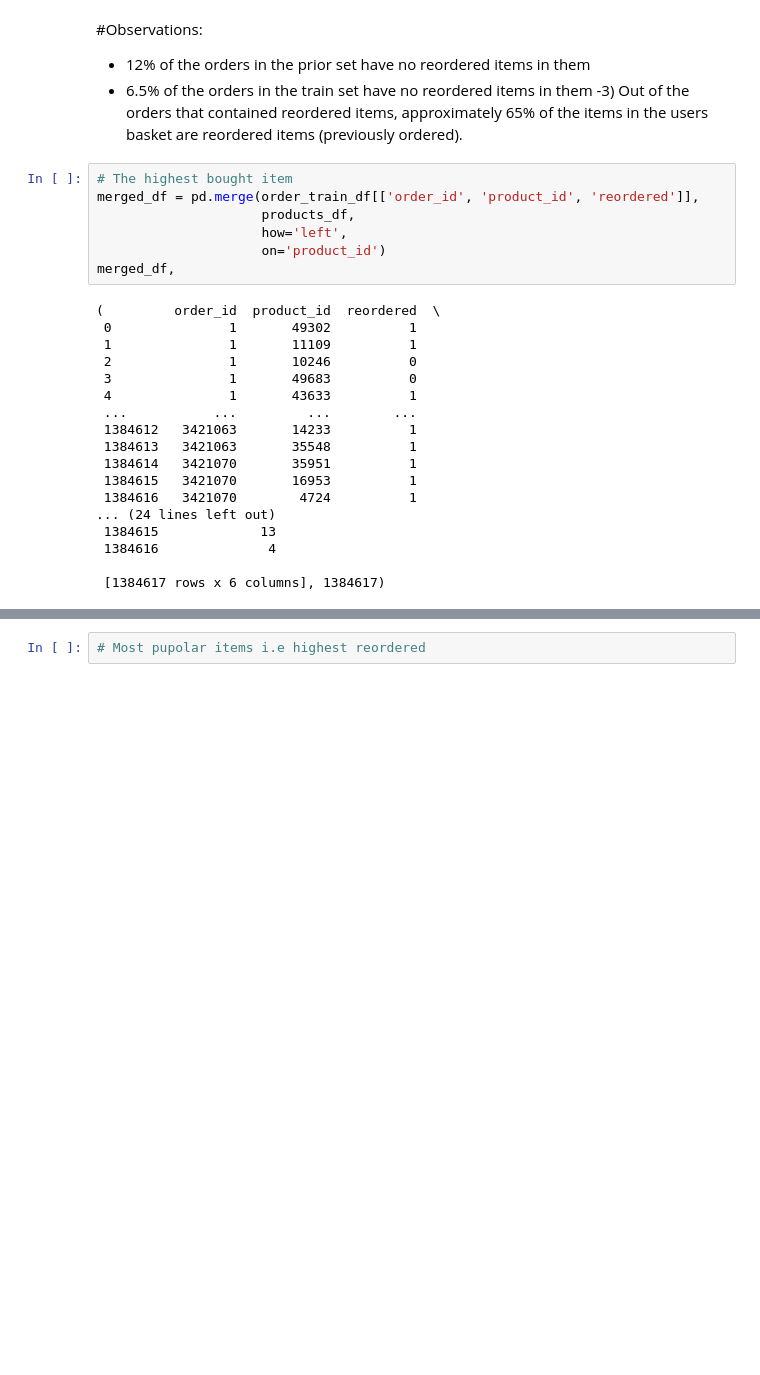
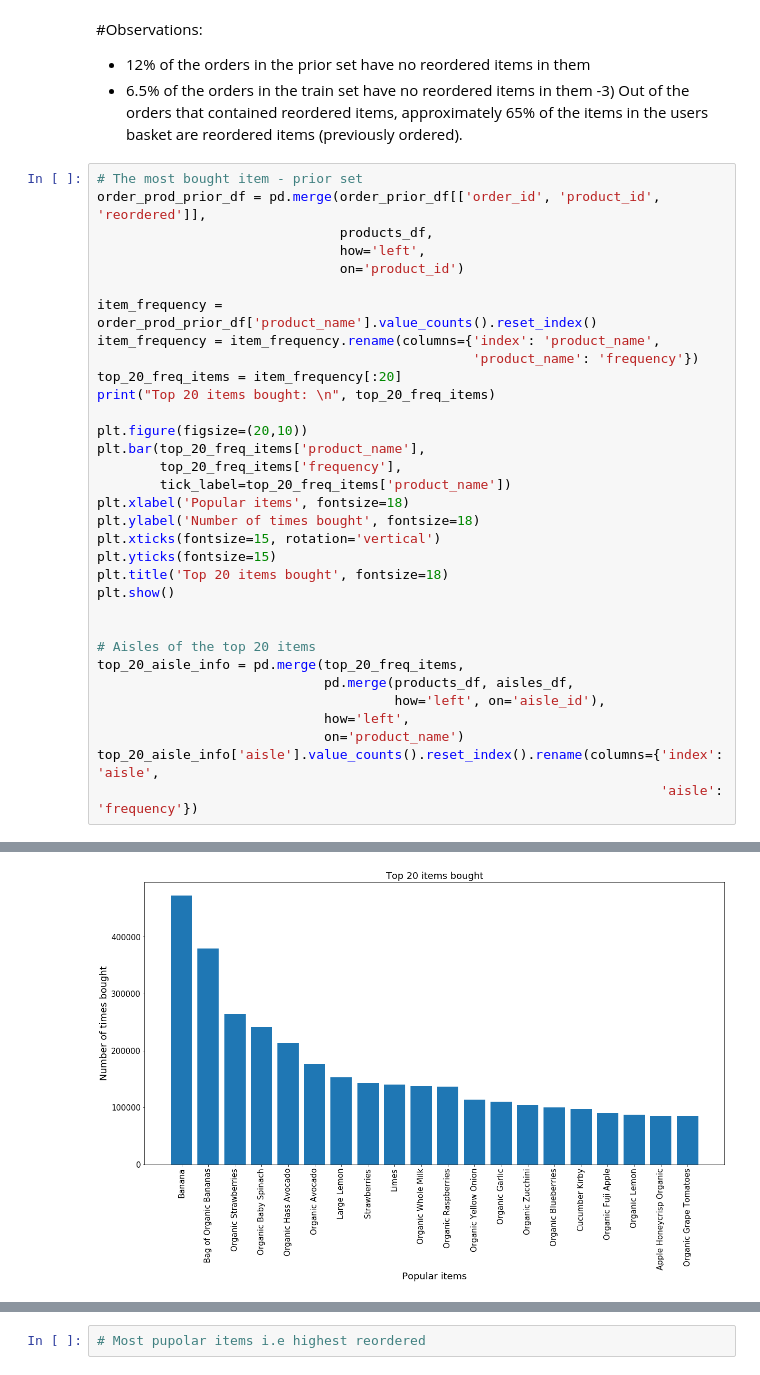
Before and after one commit to nroshni/instacart-market-basket-analysis, a Jupyter notebook: instacart-data-analysis.ipynb, the cells around one changed output, grey strips where cells are left out. Saved outputs shown, nothing was run; the diff lists cells and outputs as text; blank space fills up the shorter version.

Commit message:
Find most and least freq bought items and their aisles

```diff
--- a/instacart-data-analysis.ipynb
+++ b/instacart-data-analysis.ipynb
@@ -346,28 +360,37 @@ Average products reordered per order (amongst orders having reordered items in t
 -  6.5% of the orders in the train set have no reordered items in them
 -3) Out of the orders that contained reordered items,
     approximately 65% of the items in the users basket are reordered items (previously ordered).
-# %%
-# The highest bought item
-merged_df = pd.merge(order_train_df[['order_id', 'product_id', 'reordered']],
-                     products_df,
-                     how='left',
-                     on='product_id')
-merged_df,
-# %% [output]
-(         order_id  product_id  reordered  \
- 0               1       49302          1
- 1               1       11109          1
- 2               1       10246          0
- 3               1       49683          0
- 4               1       43633          1
- ...           ...         ...        ...
- 1384612   3421063       14233          1
- 1384613   3421063       35548          1
- 1384614   3421070       35951          1
- 1384615   3421070       16953          1
- 1384616   3421070        4724          1
-... (24 lines left out)
- 1384615             13
- 1384616              4
-
- [1384617 rows x 6 columns], 1384617)
+# %%
+# The most bought item - prior set
+order_prod_prior_df = pd.merge(order_prior_df[['order_id', 'product_id', 'reordered']],
+                               products_df,
+                               how='left',
+                               on='product_id')
+
+item_frequency = order_prod_prior_df['product_name'].value_counts().reset_index()
+item_frequency = item_frequency.rename(columns={'index': 'product_name',
+                                                'product_name': 'frequency'})
+top_20_freq_items = item_frequency[:20]
+print("Top 20 items bought: \n", top_20_freq_items)
+
+plt.figure(figsize=(20,10))
+plt.bar(top_20_freq_items['product_name'],
+        top_20_freq_items['frequency'],
+        tick_label=top_20_freq_items['product_name'])
+plt.xlabel('Popular items', fontsize=18)
+plt.ylabel('Number of times bought', fontsize=18)
+plt.xticks(fontsize=15, rotation='vertical')
+plt.yticks(fontsize=15)
+plt.title('Top 20 items bought', fontsize=18)
+plt.show()
+
+
+# Aisles of the top 20 items
+top_20_aisle_info = pd.merge(top_20_freq_items,
+                             pd.merge(products_df, aisles_df,
+                                      how='left', on='aisle_id'),
+                             how='left',
+                             on='product_name')
+top_20_aisle_info['aisle'].value_counts().reset_index().rename(columns={'index': 'aisle',
+                                                                        'aisle': 'frequency'})
+# %% [output]
@@ -373,0 +414 @@ merged_df,
+[figure, added]
```
Also changed, not shown: parts of 6 cells of this notebook.
